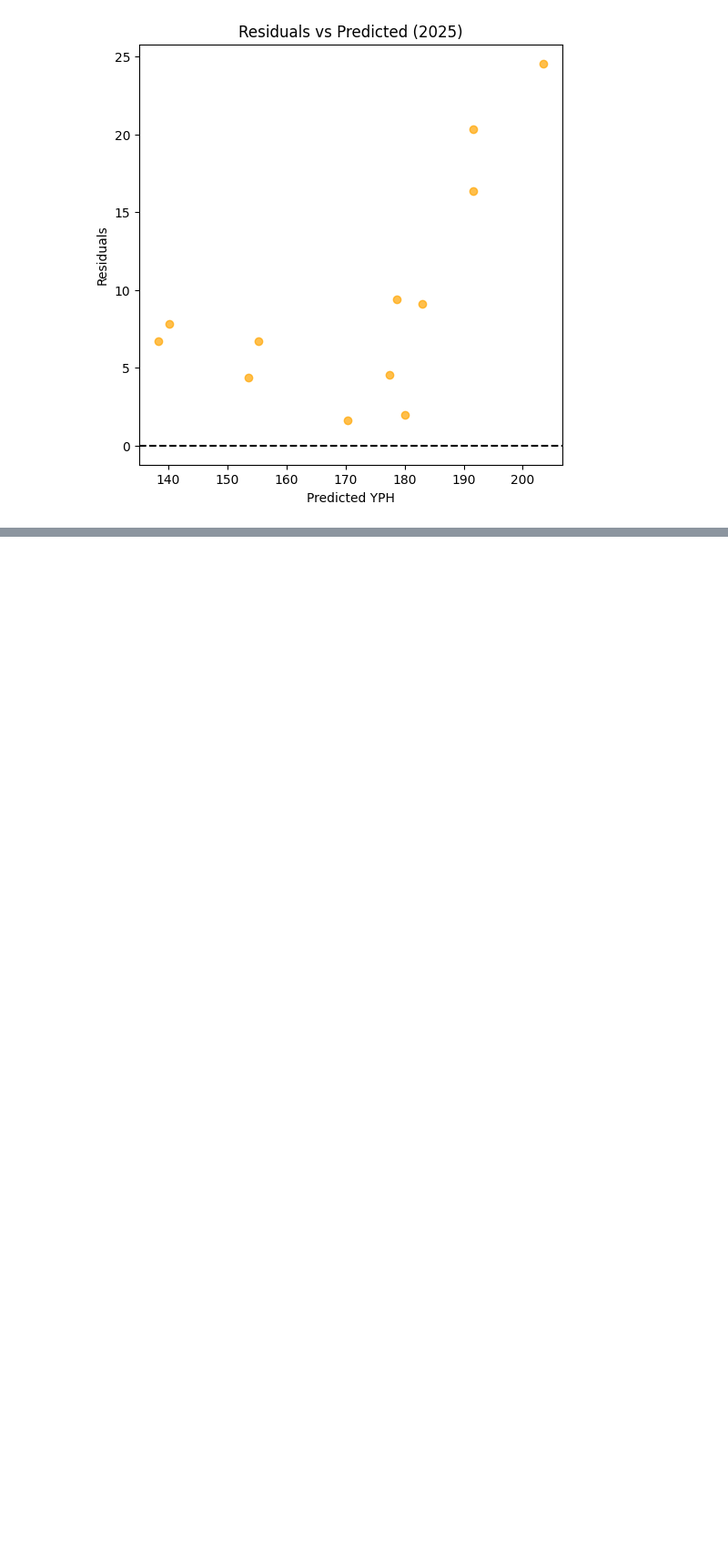
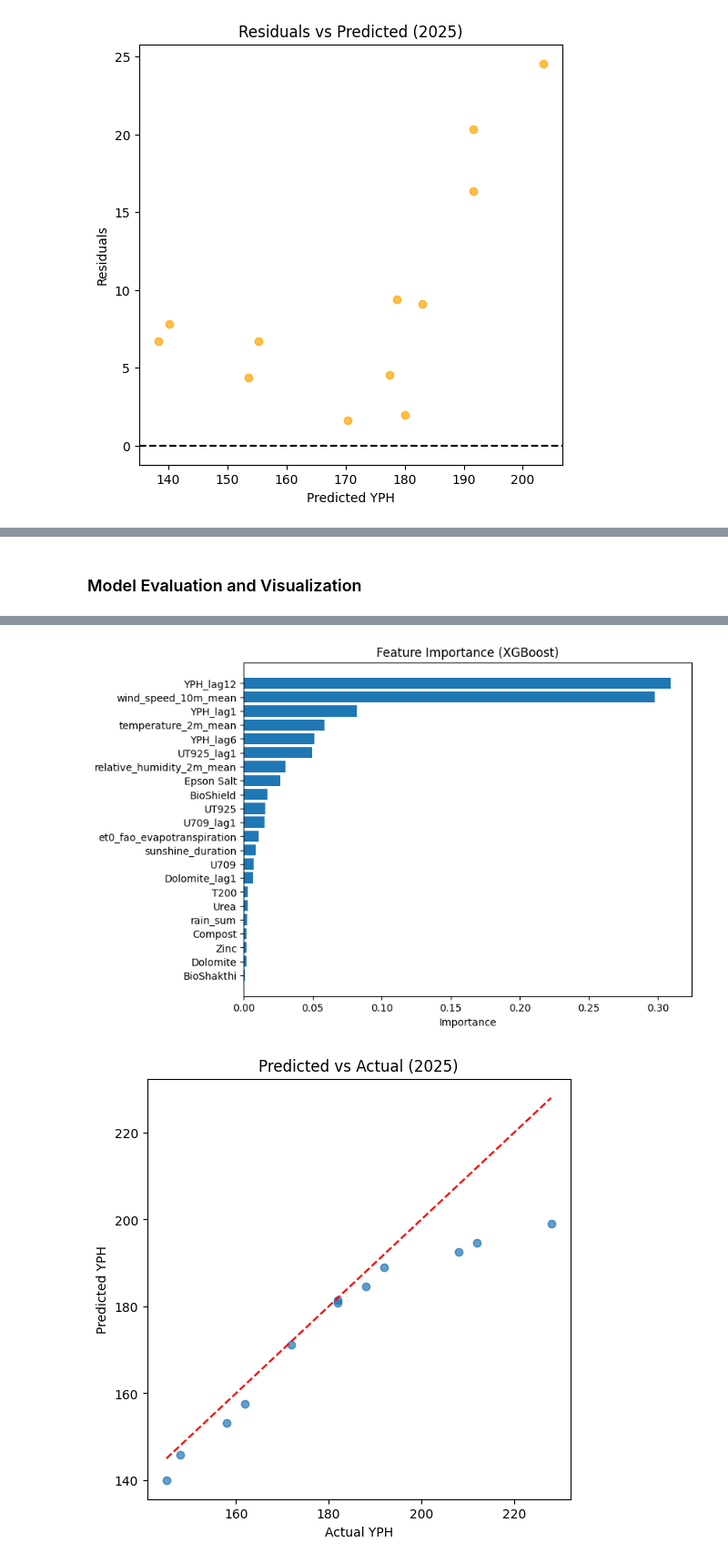
Before and after one commit to Kavishka2401/GPTea, a Jupyter notebook: Machine_Learning_Pipeline/Preprocessing_and_ModelTraining.ipynb, the cells around one changed output, grey strips where cells are left out. Shown at 91% size. Saved outputs shown, nothing was run; the diff lists cells and outputs as text; code cells hidden in the pictures; blank space fills up the shorter version.

Commit message:
Trained and Evaluated XGBoost model

```diff
--- a/Machine_Learning_Pipeline/Preprocessing_and_ModelTraining.ipynb
+++ b/Machine_Learning_Pipeline/Preprocessing_and_ModelTraining.ipynb
@@ -273,0 +278,19 @@ dtype: float64
+# %%
+# Create copy
+df_xgb = df.copy()
+
+# YPH lags
+for lag in [1, 6, 12]:
+    df_xgb[f'YPH_lag{lag}'] = df_xgb['YPH'].shift(lag).bfill()
+
+# Fertilizer lags (1 month)
+for fert in ['UT925', 'U709', 'Dolomite']:
+    df_xgb[f'{fert}_lag1'] = df_xgb[fert].shift(1).fillna(0)
+
+# Target & Features
+target = 'YPH'
+features = [col for col in df_xgb.columns if col not in ['YPH', 'Year']]
+
+# Walk Forward Settings
+TEST_YEARS  = sorted(df_xgb[df_xgb['Year'] >= 2020]['Year'].unique())
+WINDOW_SIZE = 3
@@ -273,0 +365,55 @@ dtype: float64
+# %% [markdown]
+### Model Evaluation and Visualization
+# %%
+train_metrics_df = pd.DataFrame(train_results)
+test_metrics_df  = pd.DataFrame(test_results)
+
+print("\nTRAIN METRICS PER YEAR")
+print(train_metrics_df)
+
+print("\nTEST METRICS PER YEAR")
+print(test_metrics_df)
+
+print("\nAVERAGE TRAIN METRICS")
+print(train_metrics_df[['rmse','mae','mse','r2']].mean())
+
+print("\nAVERAGE TEST METRICS")
+print(test_metrics_df[['rmse','mae','mse','r2']].mean())
+
+# Feature Importance
+xgb_model = pipeline.named_steps['xgb']
+
+feature_importance = pd.DataFrame({
+    'feature': features,
+    'importance': xgb_model.feature_importances_
+}).sort_values(by='importance', ascending=False)
+
+plt.figure(figsize=(8,6))
+plt.barh(feature_importance['feature'], feature_importance['importance'])
+plt.gca().invert_yaxis()
+plt.xlabel("Importance")
+plt.title("Feature Importance (XGBoost)")
+plt.show()
+
+# Predicted vs Actual Plot
+plt.figure(figsize=(6,6))
+plt.scatter(y_test, y_test_pred, alpha=0.7)
+plt.plot([y_test.min(), y_test.max()],
+         [y_test.min(), y_test.max()],
+         'r--')
+plt.xlabel("Actual YPH")
+plt.ylabel("Predicted YPH")
+plt.title(f"Predicted vs Actual ({test_year})")
+plt.show()
+
+# Residuals vs Predicted Plot
+residuals = y_test - y_test_pred
+
+plt.figure(figsize=(6,6))
+plt.scatter(y_test_pred, residuals, alpha=0.7)
+plt.axhline(0, linestyle='--')
+plt.xlabel("Predicted YPH")
+plt.ylabel("Residuals")
+plt.title(f"Residuals vs Predicted ({test_year})")
+plt.show()
+# %% [output]
@@ -273,0 +437,2 @@ dtype: float64
+[figure, added]
+[figure, added]
```
Also changed, not shown: parts of 5 cells of this notebook.
